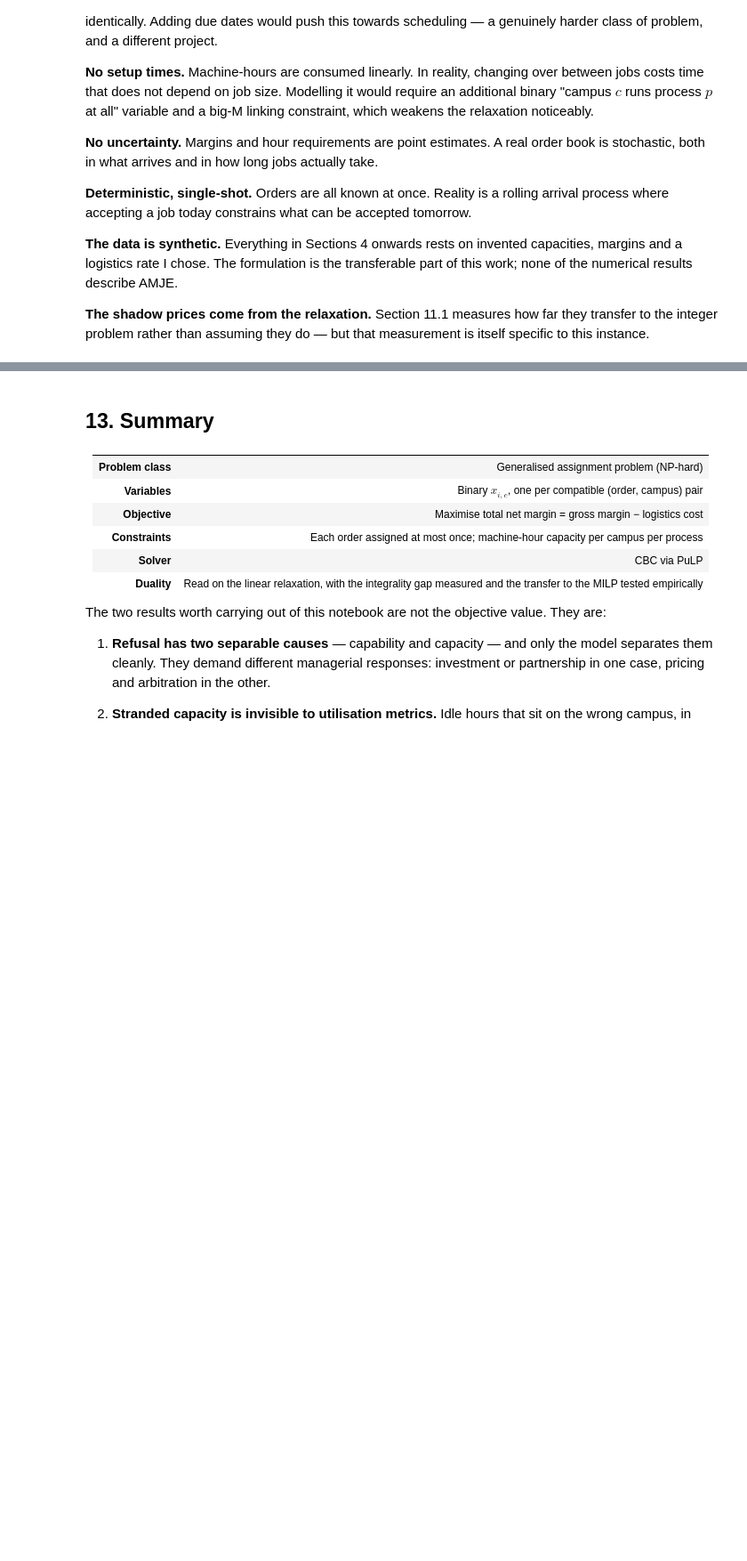
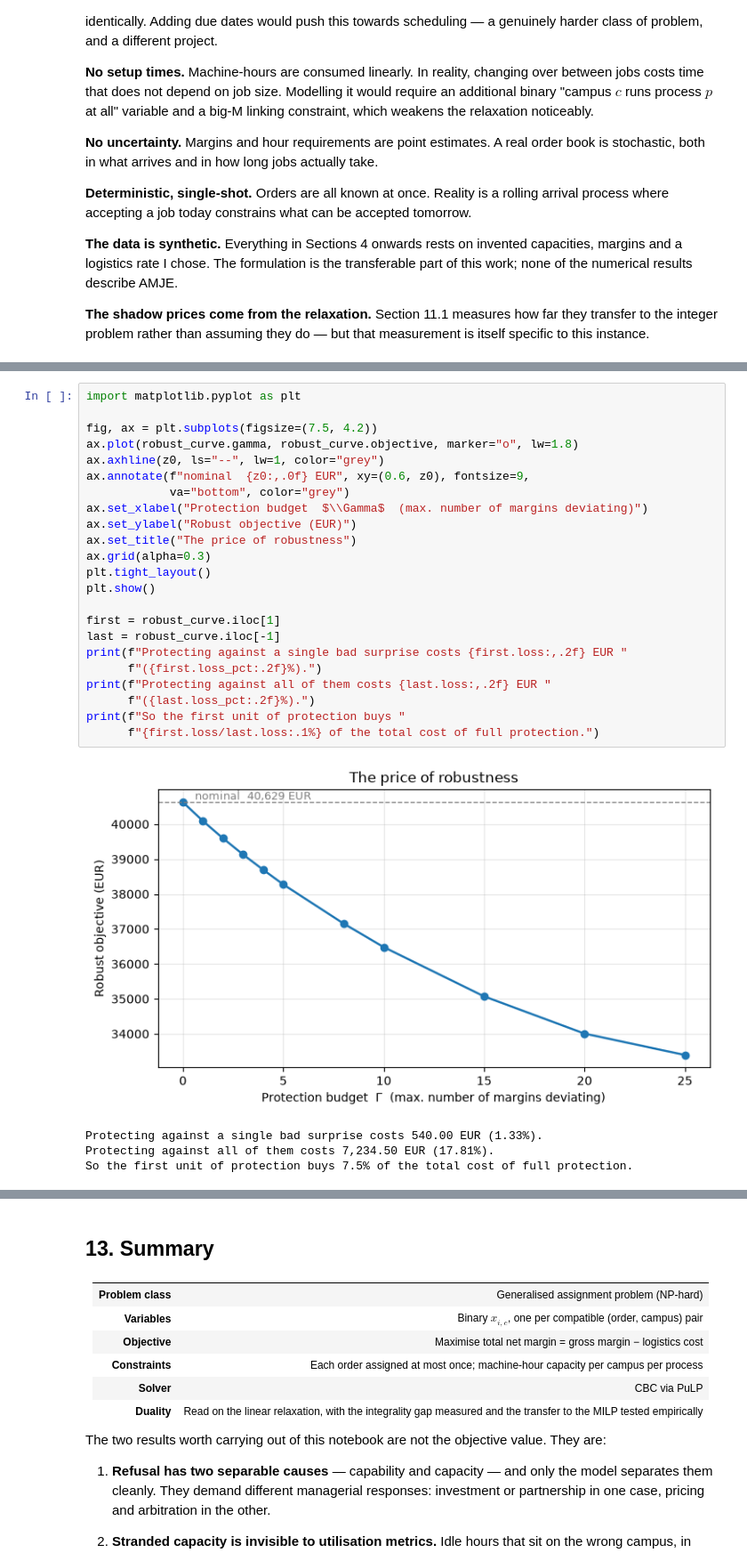
Before and after one commit to TomDemir/multi-site-capacity-allocation-milp, a Jupyter notebook: MILP_Capacity_Allocation_final.ipynb, the cells around one changed output, grey strips where cells are left out. Shown at 89% size. Drawn from its saved outputs; the diff is of its cells as text; blank space fills up the shorter version.

Commit message:
Add Bertsimas-Sim robust counterpart

```diff
--- a/MILP_Capacity_Allocation_final.ipynb
+++ b/MILP_Capacity_Allocation_final.ipynb
@@ -1285,0 +1461,28 @@ to this instance.
+# %%
+import matplotlib.pyplot as plt
+
+fig, ax = plt.subplots(figsize=(7.5, 4.2))
+ax.plot(robust_curve.gamma, robust_curve.objective, marker="o", lw=1.8)
+ax.axhline(z0, ls="--", lw=1, color="grey")
+ax.annotate(f"nominal  {z0:,.0f} EUR", xy=(0.6, z0), fontsize=9,
+            va="bottom", color="grey")
+ax.set_xlabel("Protection budget  $\\Gamma$  (max. number of margins deviating)")
+ax.set_ylabel("Robust objective (EUR)")
+ax.set_title("The price of robustness")
+ax.grid(alpha=0.3)
+plt.tight_layout()
+plt.show()
+
+first = robust_curve.iloc[1]
+last = robust_curve.iloc[-1]
+print(f"Protecting against a single bad surprise costs {first.loss:,.2f} EUR "
+      f"({first.loss_pct:.2f}%).")
+print(f"Protecting against all of them costs {last.loss:,.2f} EUR "
+      f"({last.loss_pct:.2f}%).")
+print(f"So the first unit of protection buys "
+      f"{first.loss/last.loss:.1%} of the total cost of full protection.")
+# %% [output]
+[figure, added]
+Protecting against a single bad surprise costs 540.00 EUR (1.33%).
+Protecting against all of them costs 7,234.50 EUR (17.81%).
+So the first unit of protection buys 7.5% of the total cost of full protection.
```
Also changed, not shown: parts of 10 cells of this notebook, 1 other file.
